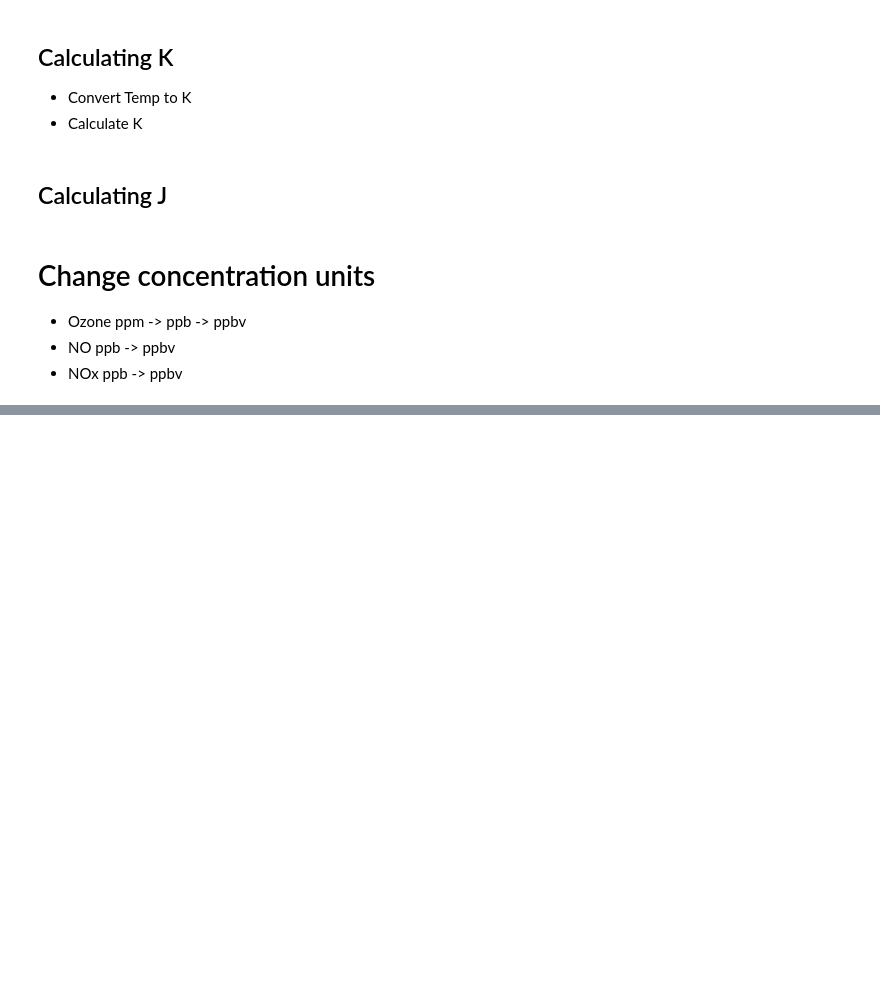
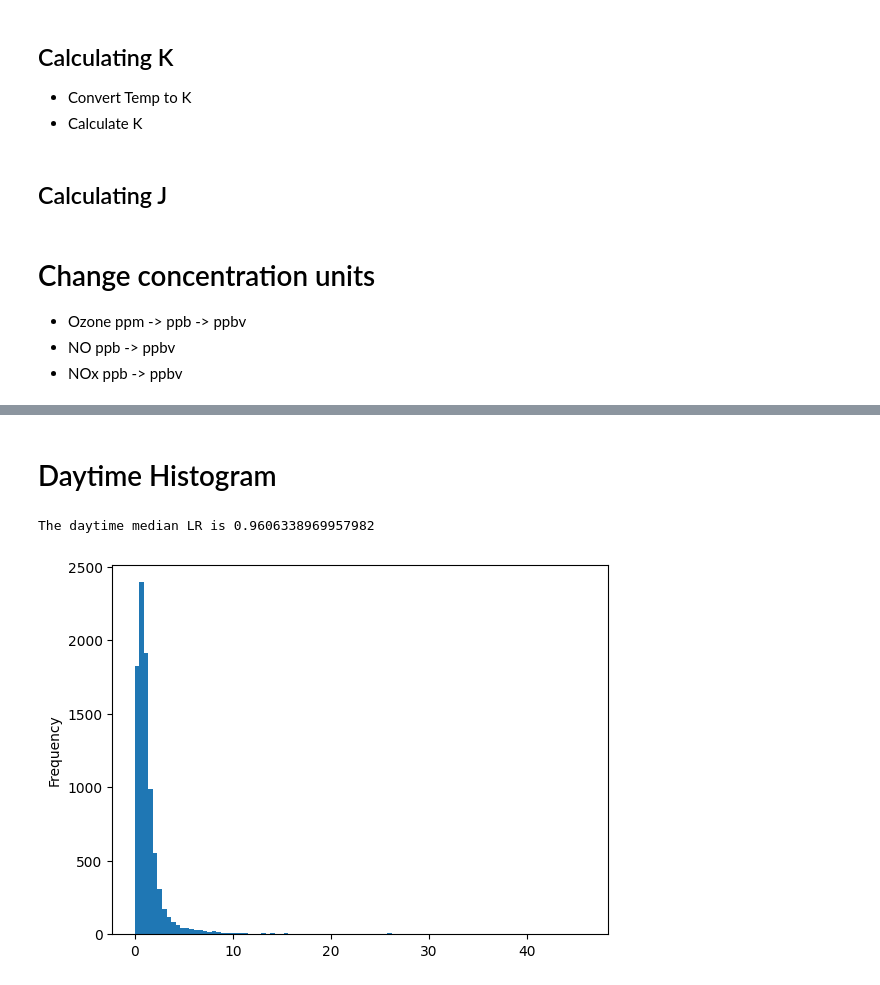
Before and after one commit to isaa-sudweeks/leighton-relationship, a Jupyter notebook: Leighton_Relationship_Calculator.ipynb, the cells around one changed output, grey strips where cells are left out. Cells and saved outputs as stored; diff of their text form; code cells hidden in the pictures; blank space fills up the shorter version.

```diff
--- a/Leighton_Relationship_Calculator.ipynb
+++ b/Leighton_Relationship_Calculator.ipynb
@@ -98,0 +120,9 @@ Name: LR, Length: 10020, dtype: float64
+# %% [markdown]
+# Daytime Histogram
+# %%
+daytime['LR'].plot(kind='hist', bins=100)
+median_LR = daytime['LR'].median()
+print(f"The daytime median LR is {median_LR}")
+# %% [output]
+The daytime median LR is 0.9606338969957982
+[figure, added]
```
Also changed, not shown: parts of 10 cells of this notebook, 2 other files.
